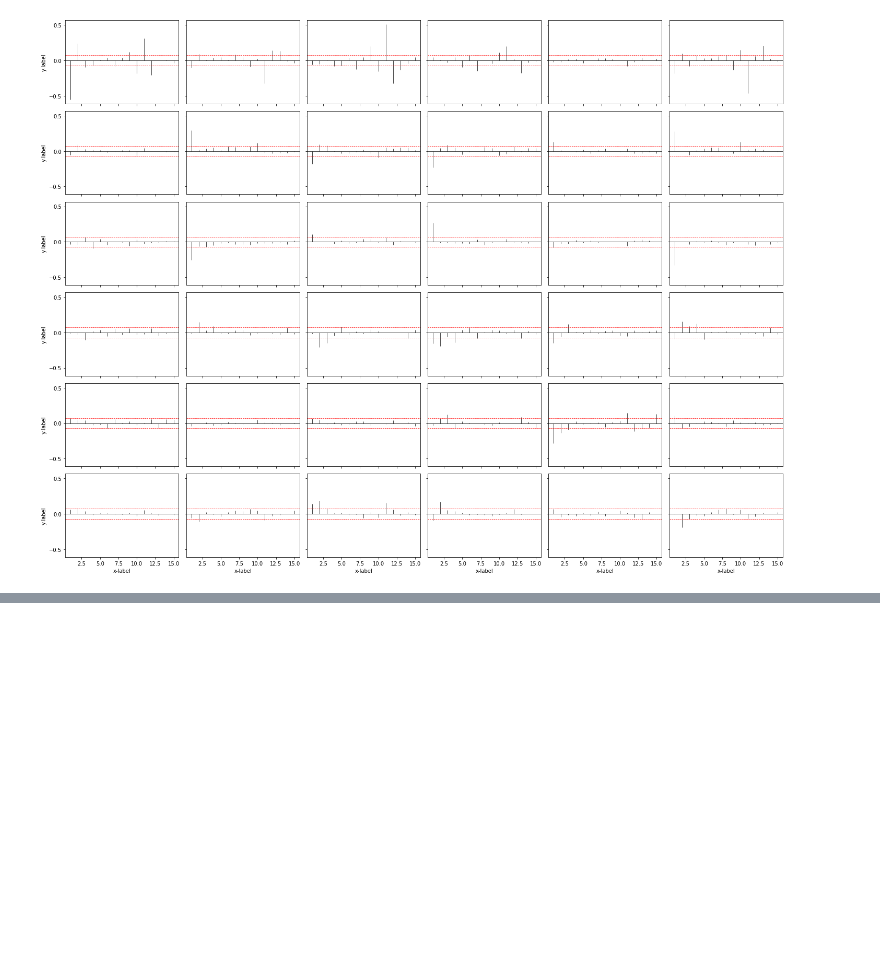
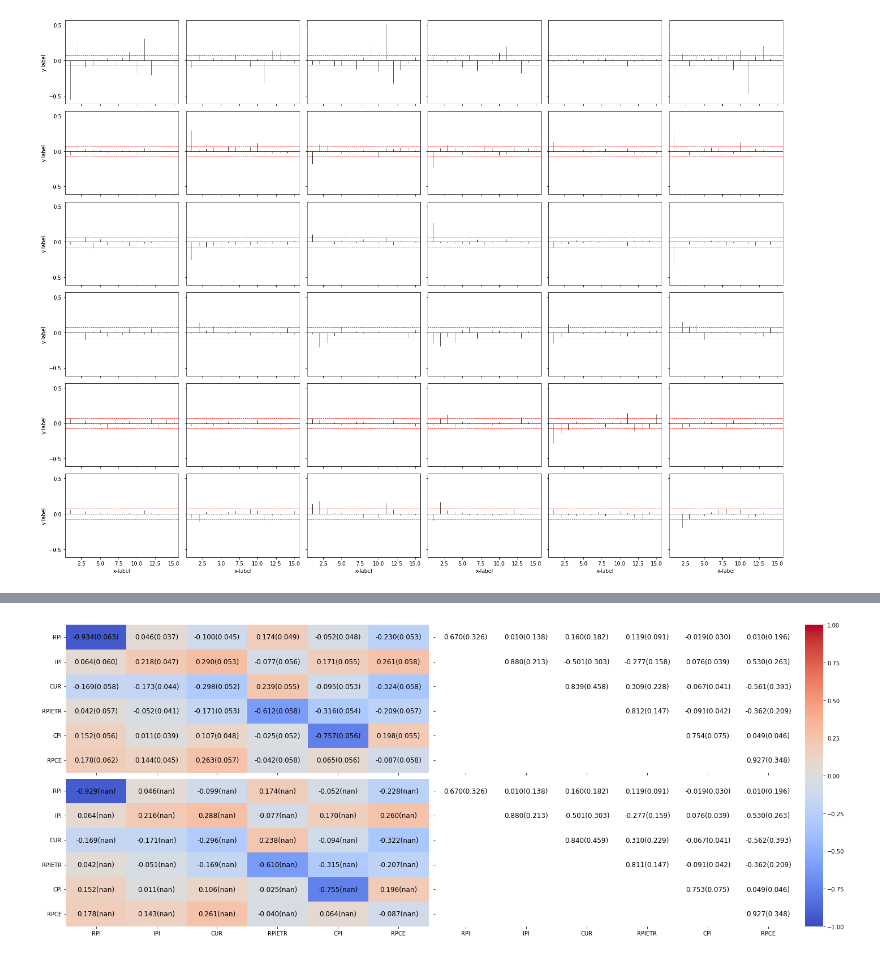
Before and after one commit to LinyuchangSufe/SARMA, a Jupyter notebook: Application/Empirical example.ipynb, the cells around one changed output, grey strips where cells are left out. Saved outputs shown, nothing was run; the diff lists cells and outputs as text; code cells hidden in the pictures; blank space fills up the shorter version.

```diff
--- a/Application/Empirical example.ipynb
+++ b/Application/Empirical example.ipynb
@@ -109,3 +220,69 @@ ML_lmbd,ML_eta,ML_G,ML_A,ML_Sigma=result_ML[['lmbd','eta','G','A','Sigma']]
+# %%
+
+ASD_MLE_Sigma[np.tril_indices_from(ASD_MLE_Sigma, k=-1)] = np.nan
+ASD_LS_Sigma[np.tril_indices_from(ASD_LS_Sigma, k=-1)] = np.nan
+ML_Sigma[np.tril_indices_from(ML_Sigma, k=-1)] = np.nan
+LS_Sigma[np.tril_indices_from(LS_Sigma, k=-1)] = np.nan
+
+fig = plt.figure(figsize=(20, 8))
+gs = GridSpec(2, 3, width_ratios=[1, 1, 0.05])
+ax0 = plt.subplot(gs[0])
+ax1 = plt.subplot(gs[1])
+ax2 = plt.subplot(gs[3])
+ax3 = plt.subplot(gs[4])
+cax = plt.subplot(gs[:, 2])
+index = ['RPI','IPI','CUR','RPIETR','CPI','RPCE']  # index name
+
+
+# first heatmap
+sns.heatmap(LS_G[:, :, 0].round(3), fmt=".3f", cmap='coolwarm', ax=ax0, vmin=-1, vmax=1, cbar_ax=cax)
+for i in range(LS_G.shape[0]):
+    for j in range(LS_G.shape[1]):
+        text = f"{LS_G[i, j, 0]:.3f}({ASD_LS_G[i, j]:.3f})"
+        ax0.text(j + 0.5, i + 0.5, text, ha='center', va='center', color='black', fontsize=12)
+# ax0.set_xticklabels(index, rotation=0)
+ax0.set_xticklabels([])
+ax0.set_yticklabels(index, rotation=0)
+
+# second heatmap
+# sns.heatmap(LS_Sigma.round(3), fmt=".3f", cmap='coolwarm', ax=ax1, vmin=-1, vmax=1, cbar_ax=cax)
+sns.heatmap(np.full((N,N),np.nan), fmt=".3f", cmap='coolwarm', ax=ax1, vmin=-1, vmax=1, cbar_ax=cax)
+for i in range(LS_Sigma.shape[0]):
+    for j in range(LS_Sigma.shape[1]):
+        if i <= j:
+            text = f"{LS_Sigma[i, j]:.3f}({ASD_LS_Sigma[i, j]:.3f})"
+            ax1.text(j + 0.5, i + 0.5, text, ha='center', va='center', color='black', fontsize=12)
+# ax1.set_xticklabels(index, rotation=0)
+# ax1.set_yticklabels(index, rotation=0)
+ax1.set_xticklabels([])
+ax1.set_yticklabels([])
+
+# third heatmap
+# ax2 = fig.add_subplot(gs[1])
+sns.heatmap(ML_G[:, :, 0].round(3), fmt=".3f", cmap='coolwarm', ax=ax2, vmin=-1, vmax=1, cbar=False)
+for i in range(ML_G.shape[0]):
+    for j in range(ML_G.shape[1]):
+        text = f"{ML_G[i, j, 0]:.3f}({ASD_ML_G[i, j]:.3f})"
+        ax2.text(j + 0.5, i + 0.5, text, ha='center', va='center', color='black', fontsize=12)
+ax2.set_xticklabels(index, rotation=0)
+ax2.set_yticklabels(index, rotation=0)
+
+# fourth heatmap
+# sns.heatmap(ML_Sigma.round(3), fmt=".3f", cmap='coolwarm', ax=ax3, vmin=-1, vmax=1, cbar_ax=cax)
+sns.heatmap(np.full((N,N),np.nan), fmt=".3f", cmap='coolwarm', ax=ax3, vmin=-1, vmax=1, cbar_ax=cax)
+for i in range(ML_Sigma.shape[0]):
+    for j in range(ML_Sigma.shape[1]):
+        if i <= j:
+            text = f"{ML_Sigma[i, j]:.3f}({ASD_MLE_Sigma[i, j]:.3f})"
+            ax3.text(j + 0.5, i + 0.5, text, ha='center', va='center', color='black', fontsize=12)
+ax3.set_xticklabels(index, rotation=0)
+# ax3.set_yticklabels(index, rotation=0)
+ax3.set_yticklabels([])
+plt.tight_layout()
+plt.savefig("realdata_coef.png", bbox_inches='tight')
+plt.show()
+# %% [output]
+[figure, added]
 # %%
 # forecast function for SARMA
 
```
Also changed, not shown: parts of 9 cells of this notebook, 2 other files.
